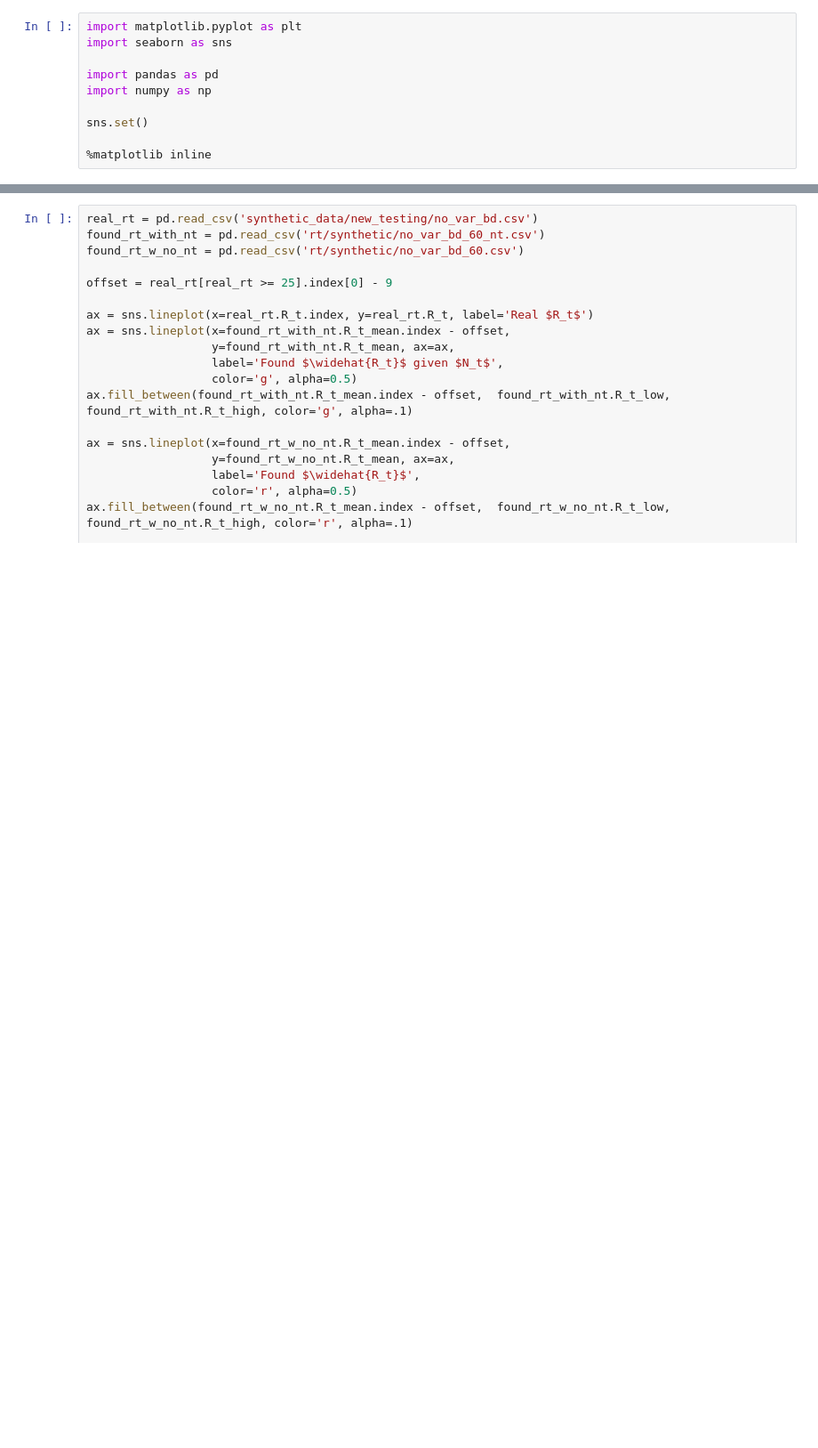
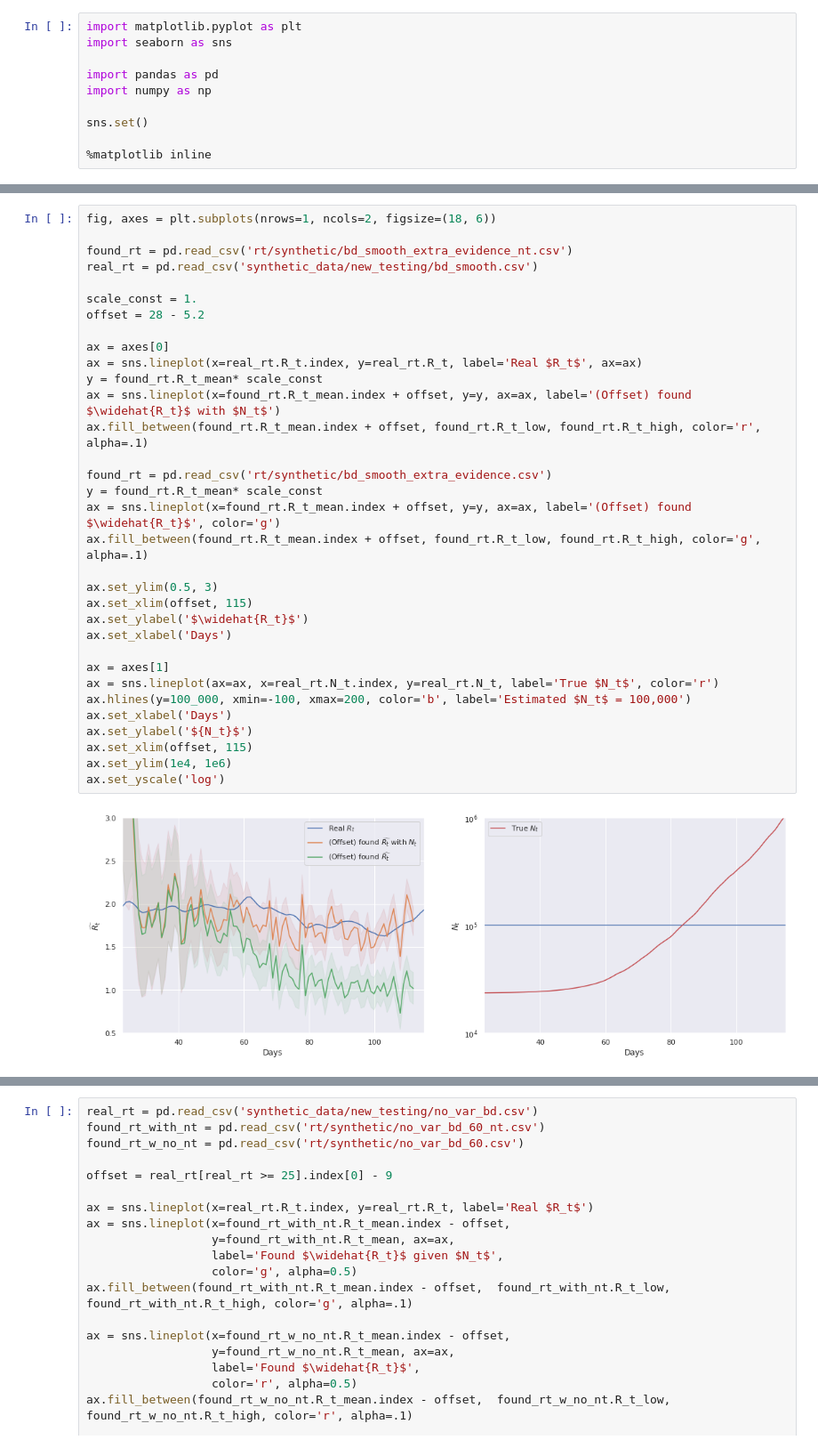
Before and after one commit to Neehan/Realtime_Rt, a Jupyter notebook: visualizations.ipynb, the cells around one changed output, grey strips where cells are left out. Shown: that part at 89% size. Drawn from its saved outputs; the diff is of its cells as text; blank space fills up the shorter version.

```diff
--- a/visualizations.ipynb
+++ b/visualizations.ipynb
@@ -32,3 +34,38 @@ Text(0.5, 0, 'Days')
+# %%
+fig, axes = plt.subplots(nrows=1, ncols=2, figsize=(18, 6))
+
+found_rt = pd.read_csv('rt/synthetic/bd_smooth_extra_evidence_nt.csv')
+real_rt = pd.read_csv('synthetic_data/new_testing/bd_smooth.csv')
+
+scale_const = 1.
+offset = 28 - 5.2
+
+ax = axes[0]
+ax = sns.lineplot(x=real_rt.R_t.index, y=real_rt.R_t, label='Real $R_t$', ax=ax)
+y = found_rt.R_t_mean* scale_const
+ax = sns.lineplot(x=found_rt.R_t_mean.index + offset, y=y, ax=ax, label='(Offset) found $\widehat{R_t}$ with $N_t$')
+ax.fill_between(found_rt.R_t_mean.index + offset, found_rt.R_t_low, found_rt.R_t_high, color='r', alpha=.1)
+
+found_rt = pd.read_csv('rt/synthetic/bd_smooth_extra_evidence.csv')
+y = found_rt.R_t_mean* scale_const
+ax = sns.lineplot(x=found_rt.R_t_mean.index + offset, y=y, ax=ax, label='(Offset) found $\widehat{R_t}$', color='g')
+ax.fill_between(found_rt.R_t_mean.index + offset, found_rt.R_t_low, found_rt.R_t_high, color='g', alpha=.1)
+
+ax.set_ylim(0.5, 3)
+ax.set_xlim(offset, 115)
+ax.set_ylabel('$\widehat{R_t}$')
+ax.set_xlabel('Days')
+
+ax = axes[1]
+ax = sns.lineplot(ax=ax, x=real_rt.N_t.index, y=real_rt.N_t, label='True $N_t$', color='r')
+ax.hlines(y=100_000, xmin=-100, xmax=200, color='b', label='Estimated $N_t$ = 100,000')
+ax.set_xlabel('Days')
+ax.set_ylabel('${N_t}$')
+ax.set_xlim(offset, 115)
+ax.set_ylim(1e4, 1e6)
+ax.set_yscale('log')
+# %% [output]
+[figure, added]
 # %%
 ax = sns.lineplot(x=real_rt.I_t.index, y=real_rt.I_t, label='Real $I_t$')
 y = found_rt.I_t_mean
```
Also changed, not shown: parts of 8 cells of this notebook, 7 other files.
